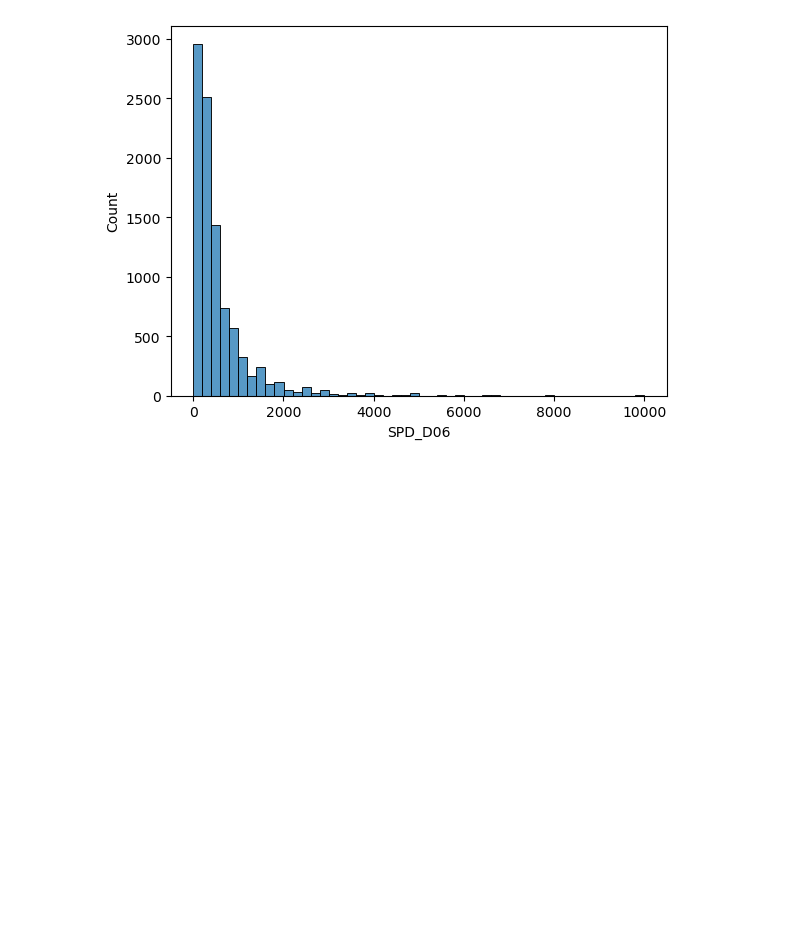
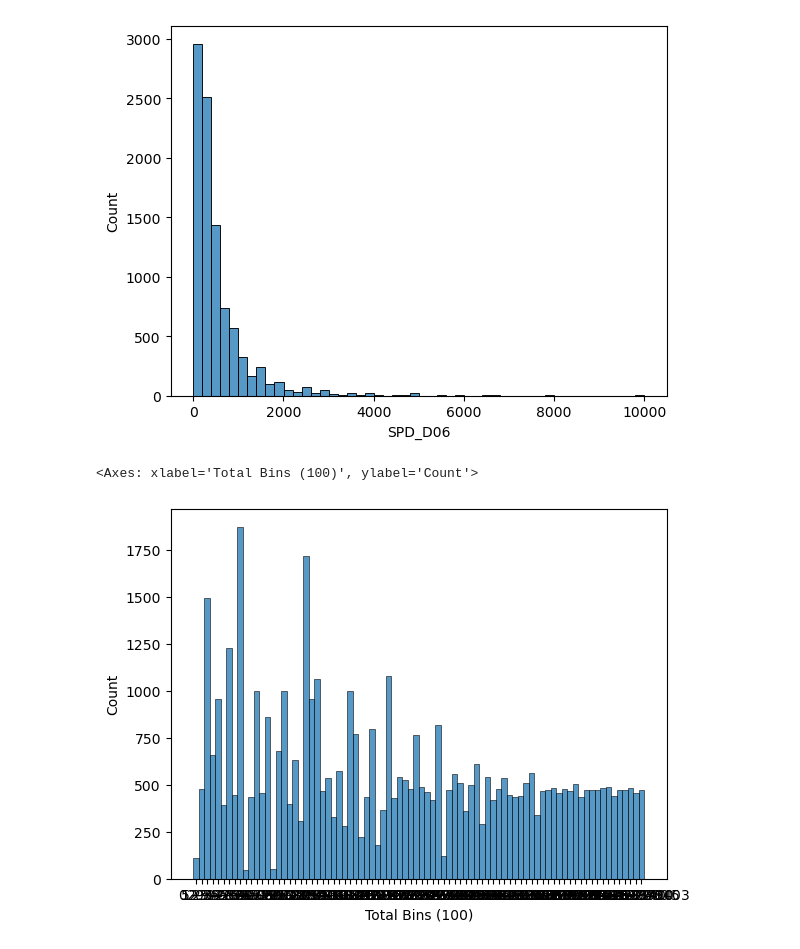
Before and after one commit to cwibach/MSCI-436-Group-3, a Jupyter notebook: prepdata/bindata.ipynb, the cells around one changed output. Cells and saved outputs as stored; diff of their text form; code cells hidden in the pictures; blank space fills up the shorter version.

```diff
--- a/prepdata/bindata.ipynb
+++ b/prepdata/bindata.ipynb
@@ -68,26 +61,26 @@ for i in range(0, 101):
         if (i < 21):
             qp_20.append(0.05*i)
 # %%
-transport_q100 = df['Total Spending for transport'].quantile(q=qp_100,  interpolation='lower').values
-food_q100 = df['Total Spending for food/bevs'].quantile(q=qp_100,  interpolation='lower').values
-shopping_q100 = df['Total spending on shopping'].quantile(q=qp_100,  interpolation='lower').values
-activities_q100 = df['Total spending for activities/entertainment'].quantile(q=qp_100,  interpolation='lower').values
-total_q100 = df['SPD_DTOT'].quantile(q=qp_100,  interpolation='lower').values
-accomodations_q100 = df['SPD_D06'].quantile(q=qp_100,  interpolation='lower').values
+transport_q100 = df['Total Spending for transport'].quantile(q=qp_100,  interpolation='higher').values
+food_q100 = df['Total Spending for food/bevs'].quantile(q=qp_100,  interpolation='higher').values
+shopping_q100 = df['Total spending on shopping'].quantile(q=qp_100,  interpolation='higher').values
+activities_q100 = df['Total spending for activities/entertainment'].quantile(q=qp_100,  interpolation='higher').values
+total_q100 = df['SPD_DTOT'].quantile(q=qp_100,  interpolation='higher').values
+accomodations_q100 = df['SPD_D06'].quantile(q=qp_100,  interpolation='higher').values
 # %%
-transport_q20 = df['Total Spending for transport'].quantile(q=qp_20,  interpolation='lower').values
-food_q20 = df['Total Spending for food/bevs'].quantile(q=qp_20,  interpolation='lower').values
-shopping_q20 = df['Total spending on shopping'].quantile(q=qp_20,  interpolation='lower').values
-activities_q20 = df['Total spending for activities/entertainment'].quantile(q=qp_20,  interpolation='lower').values
-total_q20 = df['SPD_DTOT'].quantile(q=qp_20,  interpolation='lower').values
-accomodations_q20 = df['SPD_D06'].quantile(q=qp_20,  interpolation='lower').values
+transport_q20 = df['Total Spending for transport'].quantile(q=qp_20,  interpolation='higher').values
+food_q20 = df['Total Spending for food/bevs'].quantile(q=qp_20,  interpolation='higher').values
+shopping_q20 = df['Total spending on shopping'].quantile(q=qp_20,  interpolation='higher').values
+activities_q20 = df['Total spending for activities/entertainment'].quantile(q=qp_20,  interpolation='higher').values
+total_q20 = df['SPD_DTOT'].quantile(q=qp_20,  interpolation='higher').values
+accomodations_q20 = df['SPD_D06'].quantile(q=qp_20,  interpolation='higher').values
 # %%
-transport_q50 = df['Total Spending for transport'].quantile(q=qp_50,  interpolation='lower').values
-food_q50 = df['Total Spending for food/bevs'].quantile(q=qp_50,  interpolation='lower').values
-shopping_q50 = df['Total spending on shopping'].quantile(q=qp_50,  interpolation='lower').values
-activities_q50 = df['Total spending for activities/entertainment'].quantile(q=qp_50,  interpolation='lower').values
-total_q50 = df['SPD_DTOT'].quantile(q=qp_50,  interpolation='lower').values
-accomodations_q50 = df['SPD_D06'].quantile(q=qp_50,  interpolation='lower').values
+transport_q50 = df['Total Spending for transport'].quantile(q=qp_50,  interpolation='higher').values
+food_q50 = df['Total Spending for food/bevs'].quantile(q=qp_50,  interpolation='higher').values
+shopping_q50 = df['Total spending on shopping'].quantile(q=qp_50,  interpolation='higher').values
+activities_q50 = df['Total spending for activities/entertainment'].quantile(q=qp_50,  interpolation='higher').values
+total_q50 = df['SPD_DTOT'].quantile(q=qp_50,  interpolation='higher').values
+accomodations_q50 = df['SPD_D06'].quantile(q=qp_50,  interpolation='higher').values
 # %%
 total_q20n = []
 total_q50n = []
@@ -174,3 +167,8 @@ df['Activities Bins (100)'] = pd.cut(df['Total spending for activities/entertain
 df['Accomodations Bins (20)'] = pd.cut(df['SPD_D06'], accomodations_q20, labels=accomodations_q20n, duplicates='drop', include_lowest=True)
 df['Accomodations Bins (50)'] = pd.cut(df['SPD_D06'], accomodations_q50, labels=accomodations_q50n, duplicates='drop', include_lowest=True)
 df['Accomodations Bins (100)'] = pd.cut(df['SPD_D06'], accomodations_q100, labels=accomodations_q100n, duplicates='drop', include_lowest=True)
+# %%
+sns.histplot(df['Total Bins (100)'])
+# %% [output]
+<Axes: xlabel='Total Bins (100)', ylabel='Count'>
+[figure, added]
```
Also changed, not shown: parts of 2 cells of this notebook, 2 other files.
